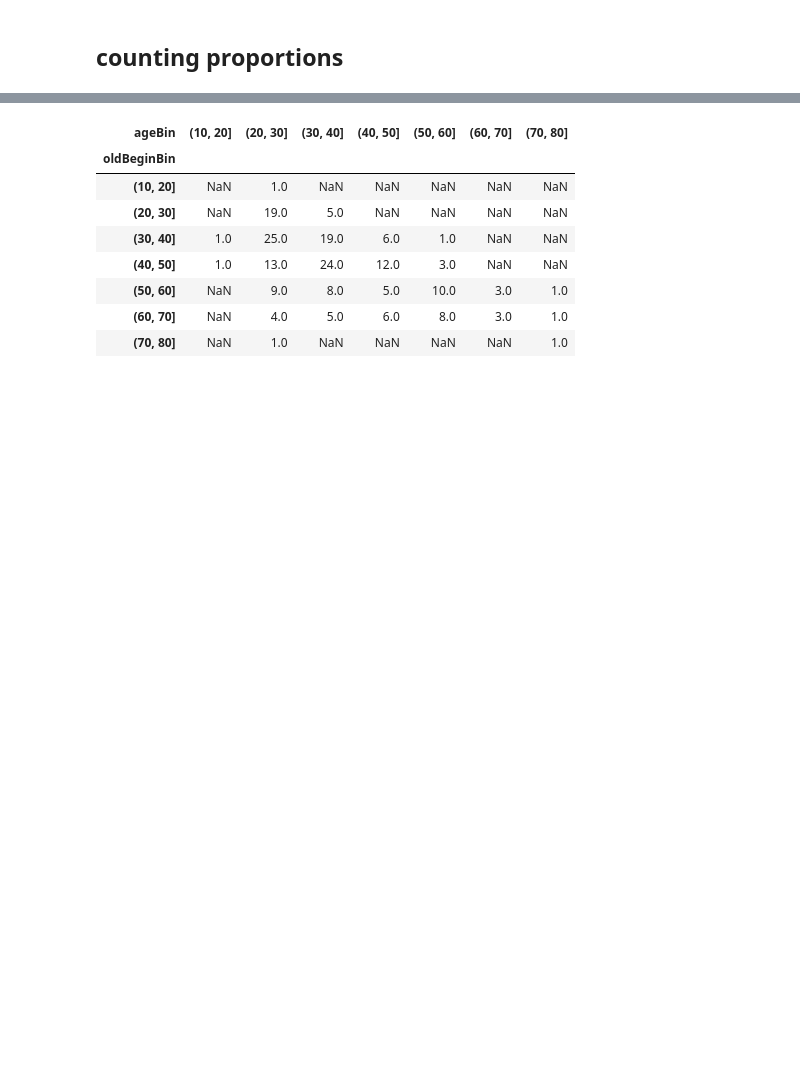
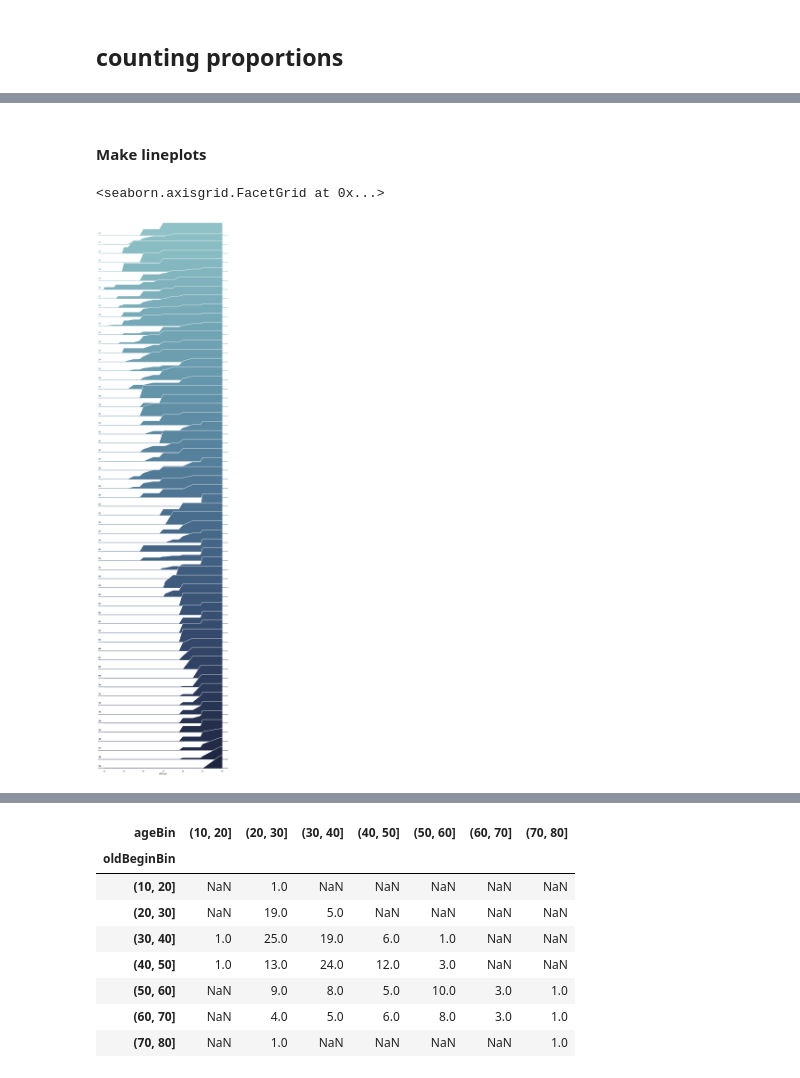
Before and after one commit to mwegrzyn/abbildungenWS1819, a Jupyter notebook: notebooks/age_project_MW.ipynb, the cells around one changed output, grey strips where cells are left out. Saved outputs shown, nothing was run; the diff lists cells and outputs as text; code cells hidden in the pictures; blank space fills up the shorter version.

```diff
--- a/notebooks/age_project_MW.ipynb
+++ b/notebooks/age_project_MW.ipynb
@@ -383,0 +457,5 @@ Answer: {{ '%0.f'%age_of_observer }}-year olds consider people {{ '%0.f'%magnitu
+# %%
+sns_df = pd.DataFrame( interpolate_df.stack() )
+sns_df.columns = ['percentOld']
+sns_df.loc[:,'age'] = sns_df.index.get_level_values(0)
+sns_df.loc[:,'oldBegin'] = sns_df.index.get_level_values(1)
@@ -383,0 +472,46 @@ Answer: {{ '%0.f'%age_of_observer }}-year olds consider people {{ '%0.f'%magnitu
+# %% [markdown]
+#### Make lineplots
+# %%
+# modified from https://seaborn.pydata.org/examples/kde_ridgeplot.html
+
+sns.set(style="white", rc={"axes.facecolor": (0, 0, 0, 0)})
+
+n_groups = sns_df.index.levels[0].shape[-1]
+# Initialize the FacetGrid object
+pal = sns.cubehelix_palette(n_groups, rot=-.25, light=.7)
+
+g = sns.FacetGrid(
+    sns_df, row="age", hue="age", aspect=15, height=.8, palette=pal)
+# Draw the densities in a few steps
+g.map(sns.lineplot, "oldBegin", "percentOld", clip_on=False, alpha=1, lw=1.5)
+g.map(plt.fill_between, "oldBegin", "percentOld")
+g.map(sns.lineplot, "oldBegin", "percentOld", clip_on=False, color="w", lw=2)
+
+g.map(plt.axhline, y=0, lw=2, clip_on=False)
+
+
+# Define and use a simple function to label the plot in axes coordinates
+def label(x, color, label):
+    ax = plt.gca()
+    ax.text(
+        0,
+        .2,
+        label,
+        fontweight="bold",
+        color=color,
+        ha="left",
+        va="center",
+        transform=ax.transAxes)
+
+g.map(label, "oldBegin")
+
+# Set the subplots to overlap
+g.fig.subplots_adjust(hspace=-.35)
+
+# Remove axes details that don't play well with overlap
+g.set_titles("")
+g.set(yticks=[])
+g.despine(bottom=True, left=True)
+# %% [output]
+<seaborn.axisgrid.FacetGrid at 0x...>
+[figure, added]
```
Also changed, not shown: parts of 20 cells of this notebook, 1 other file.
